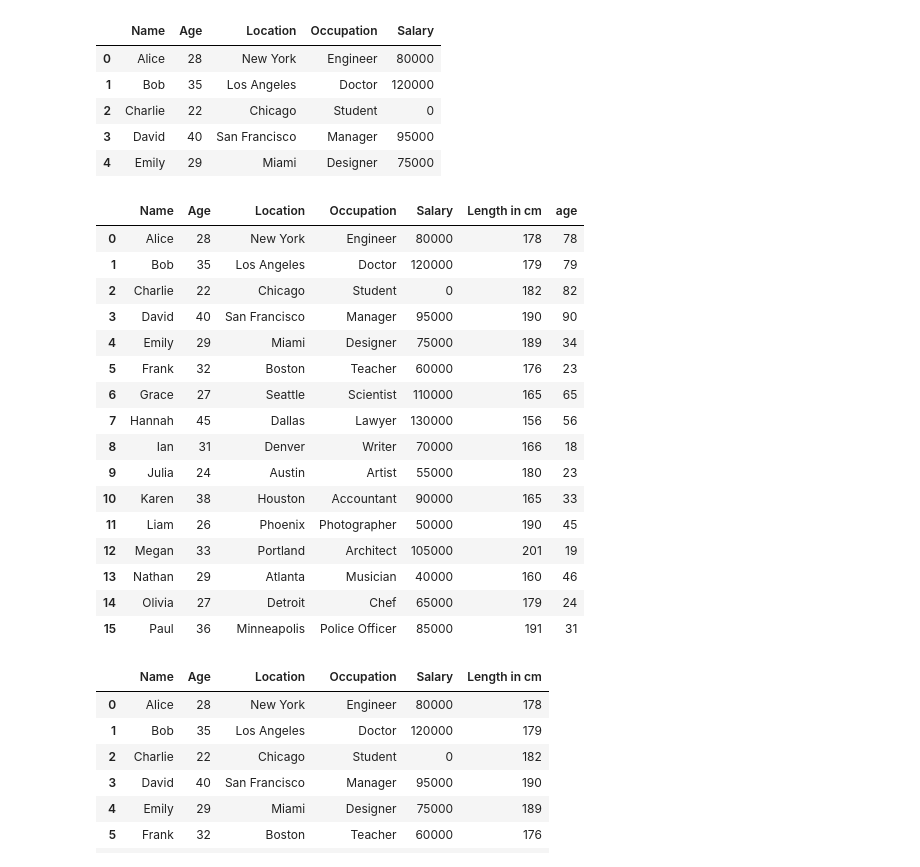
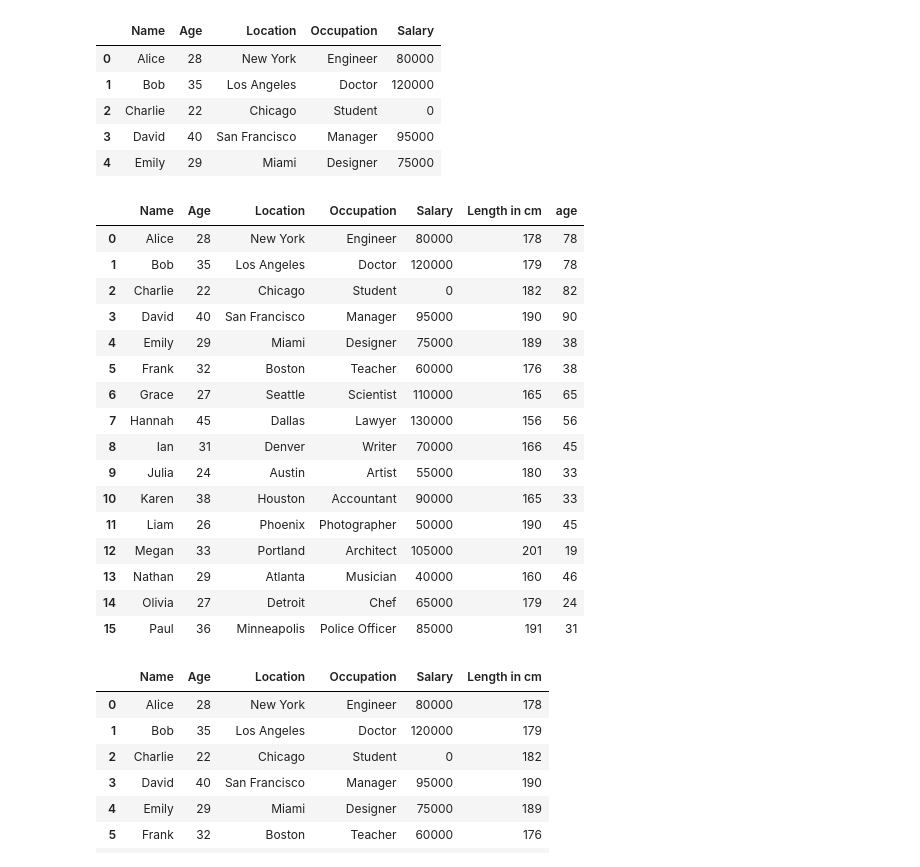
Before and after one commit to PawelWil/PARTII_PawelWiltos_Python_Pandas_Seaborn, a Jupyter notebook: Kod/02_biblioteka_Pythona_PANDAS_to_jest_czesc_Pythona/praca_z_danymi_CzyszczenieDanych.ipynb, the cells around one changed output. Saved outputs shown, nothing was run; the diff lists cells and outputs as text; code cells hidden in the pictures.

```diff
--- a/Kod/02_biblioteka_Pythona_PANDAS_to_jest_czesc_Pythona/praca_z_danymi_CzyszczenieDanych.ipynb
+++ b/Kod/02_biblioteka_Pythona_PANDAS_to_jest_czesc_Pythona/praca_z_danymi_CzyszczenieDanych.ipynb
@@ -14,20 +14,20 @@ df_people.head() # pokaznie tylko 5 rekordów
 # %%
 df_people['Length in cm'] = [178, 179, 182, 190, 189, 176, 165, 156, 166, 180, 165, 190, 201, 160, 179, 191]
 # dodanie kolumny 'Length in cm' i 'age'
-df_people['age'] = [78, 79, 82, 90, 34, 23, 65, 56, 18, 23, 33, 45, 19, 46, 24, 31]
+df_people['age'] = [78, 78, 82, 90, 38,38, 65, 56, 45, 33, 33, 45, 19, 46, 24, 31]
 df_people
 # %% [output]
 |  | Name | Age | Location | Occupation | Salary | Length in cm | age |
 | 0 | Alice | 28 | New York | Engineer | 80000 | 178 | 78 |
-| 1 | Bob | 35 | Los Angeles | Doctor | 120000 | 179 | 79 |
+| 1 | Bob | 35 | Los Angeles | Doctor | 120000 | 179 | 78 |
 | 2 | Charlie | 22 | Chicago | Student | 0 | 182 | 82 |
 | 3 | David | 40 | San Francisco | Manager | 95000 | 190 | 90 |
-| 4 | Emily | 29 | Miami | Designer | 75000 | 189 | 34 |
-| 5 | Frank | 32 | Boston | Teacher | 60000 | 176 | 23 |
+| 4 | Emily | 29 | Miami | Designer | 75000 | 189 | 38 |
+| 5 | Frank | 32 | Boston | Teacher | 60000 | 176 | 38 |
 | 6 | Grace | 27 | Seattle | Scientist | 110000 | 165 | 65 |
 | 7 | Hannah | 45 | Dallas | Lawyer | 130000 | 156 | 56 |
-| 8 | Ian | 31 | Denver | Writer | 70000 | 166 | 18 |
-| 9 | Julia | 24 | Austin | Artist | 55000 | 180 | 23 |
+| 8 | Ian | 31 | Denver | Writer | 70000 | 166 | 45 |
+| 9 | Julia | 24 | Austin | Artist | 55000 | 180 | 33 |
 | 10 | Karen | 38 | Houston | Accountant | 90000 | 165 | 33 |
 | 11 | Liam | 26 | Phoenix | Photographer | 50000 | 190 | 45 |
 | 12 | Megan | 33 | Portland | Architect | 105000 | 201 | 19 |
```
Also changed, not shown: parts of 4 cells of this notebook.
